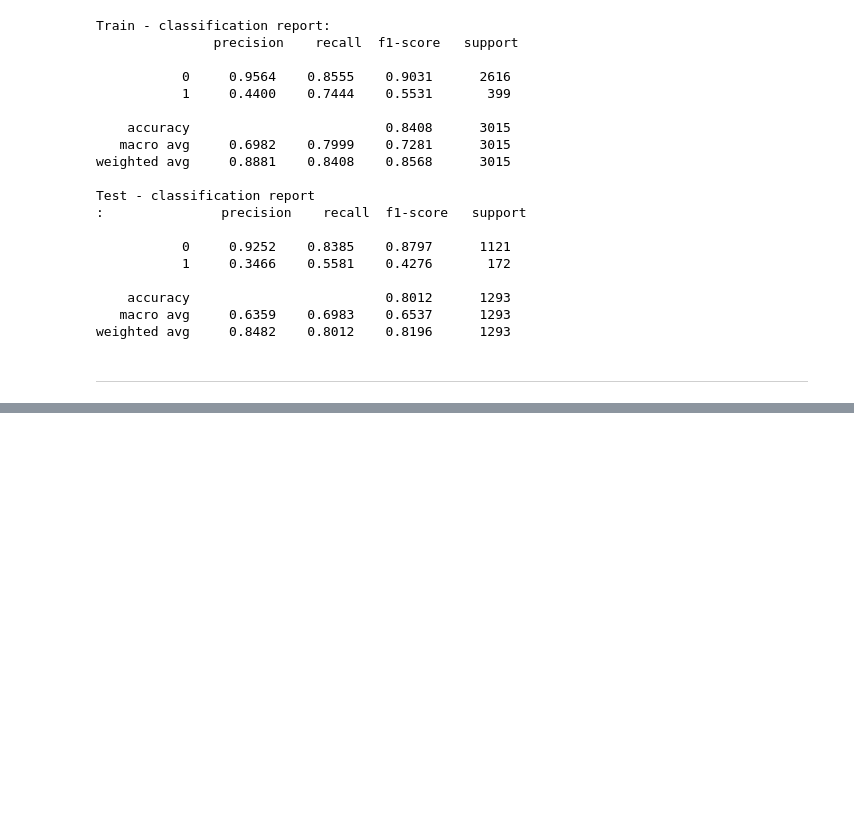
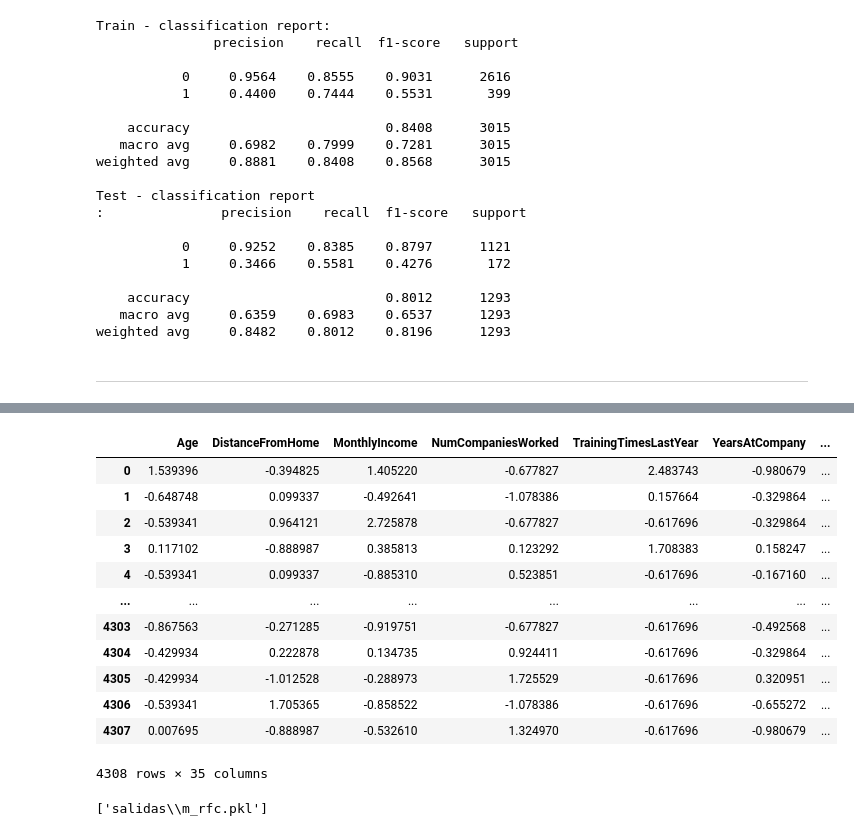
Before and after one commit to Leostark95/Analitica_3_Proyecto_1, a Jupyter notebook: e_Modelos.ipynb, the cells around one changed output, grey strips where cells are left out. Saved outputs shown, nothing was run; the diff lists cells and outputs as text; code cells hidden in the pictures; blank space fills up the shorter version.

```diff
--- a/e_Modelos.ipynb
+++ b/e_Modelos.ipynb
@@ -580,0 +556,16 @@ weighted avg     0.8543    0.7912    0.8142      1293
+# %%
+x
+# %% [output]
+|  | Age | DistanceFromHome | MonthlyIncome | NumCompaniesWorked | TrainingTimesLastYear | YearsAtCompany | ... |
+| 0 | 1.539396 | -0.394825 | 1.405220 | -0.677827 | 2.483743 | -0.980679 | ... |
+| 1 | -0.648748 | 0.099337 | -0.492641 | -1.078386 | 0.157664 | -0.329864 | ... |
+| 2 | -0.539341 | 0.964121 | 2.725878 | -0.677827 | -0.617696 | -0.329864 | ... |
+| 3 | 0.117102 | -0.888987 | 0.385813 | 0.123292 | 1.708383 | 0.158247 | ... |
+| 4 | -0.539341 | 0.099337 | -0.885310 | 0.523851 | -0.617696 | -0.167160 | ... |
+| ... | ... | ... | ... | ... | ... | ... | ... |
+| 4303 | -0.867563 | -0.271285 | -0.919751 | -0.677827 | -0.617696 | -0.492568 | ... |
+| 4304 | -0.429934 | 0.222878 | 0.134735 | 0.924411 | -0.617696 | -0.329864 | ... |
+| 4305 | -0.429934 | -1.012528 | -0.288973 | 1.725529 | -0.617696 | 0.320951 | ... |
+| 4306 | -0.539341 | 1.705365 | -0.858522 | -1.078386 | -0.617696 | -0.655272 | ... |
+| 4307 | 0.007695 | -0.888987 | -0.532610 | 1.324970 | -0.617696 | -0.980679 | ... |
+4308 rows × 35 columns
@@ -580,0 +574,5 @@ weighted avg     0.8543    0.7912    0.8142      1293
+# %%
+joblib.dump(ranfor_optimo_tnn, "salidas\\rf_final.pkl")
+joblib.dump(m_rfc, "salidas\\m_rfc.pkl")
+# %% [output]
+['salidas\\m_rfc.pkl']
```
Also changed, not shown: parts of 9 cells of this notebook, 12 other files.
